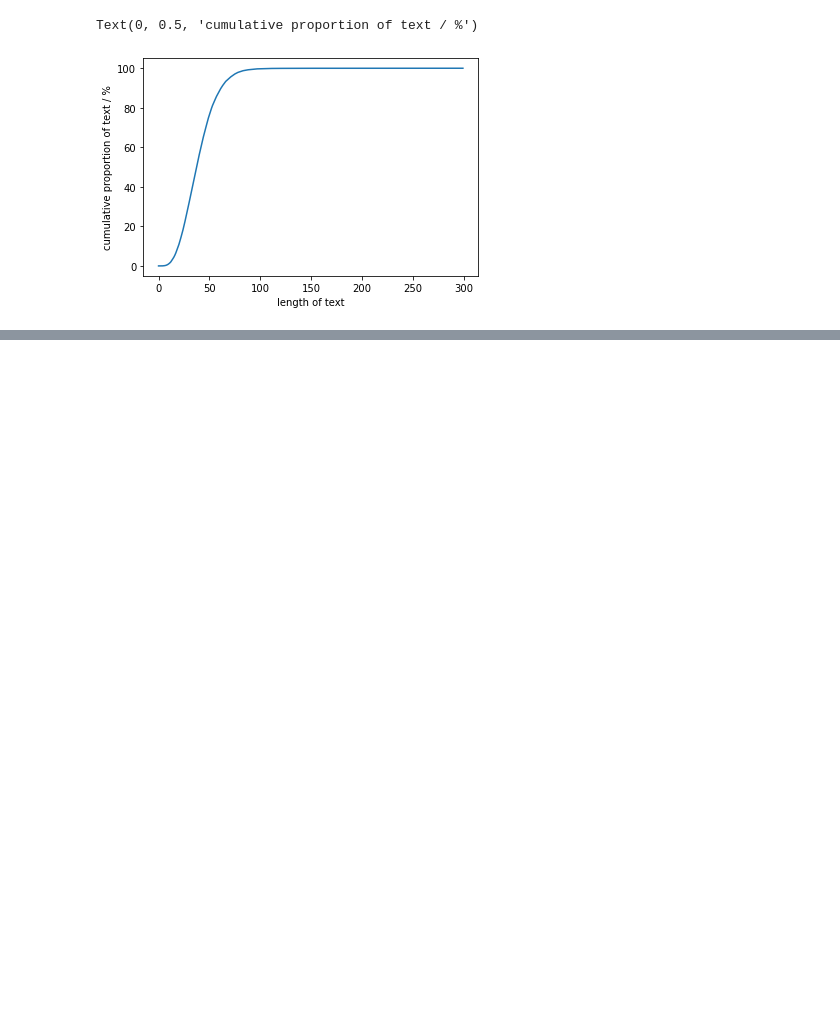
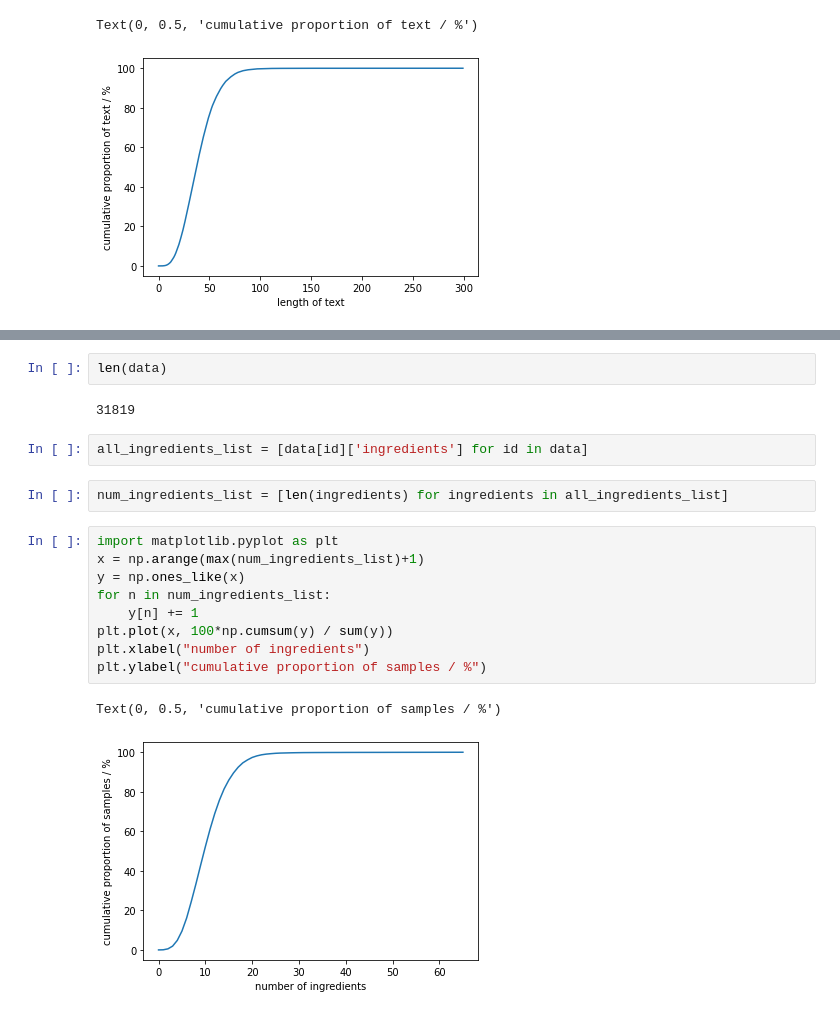
Before and after one commit to zhangjf-nlp/CuisineClassification, a Jupyter notebook: data/data_analysis.ipynb, the cells around one changed output, grey strips where cells are left out. Drawn from its saved outputs; the diff is of its cells as text; blank space fills up the shorter version.

```diff
--- a/data/data_analysis.ipynb
+++ b/data/data_analysis.ipynb
@@ -77,0 +150,20 @@ Text(0, 0.5, 'cumulative proportion of text / %')
+# %%
+len(data)
+# %% [output]
+31819
+# %%
+all_ingredients_list = [data[id]['ingredients'] for id in data]
+# %%
+num_ingredients_list = [len(ingredients) for ingredients in all_ingredients_list]
+# %%
+import matplotlib.pyplot as plt
+x = np.arange(max(num_ingredients_list)+1)
+y = np.ones_like(x)
+for n in num_ingredients_list:
+    y[n] += 1
+plt.plot(x, 100*np.cumsum(y) / sum(y))
+plt.xlabel("number of ingredients")
+plt.ylabel("cumulative proportion of samples / %")
+# %% [output]
+Text(0, 0.5, 'cumulative proportion of samples / %')
+[figure, added]
```
Also changed, not shown: parts of 15 cells of this notebook, 3 other files.
